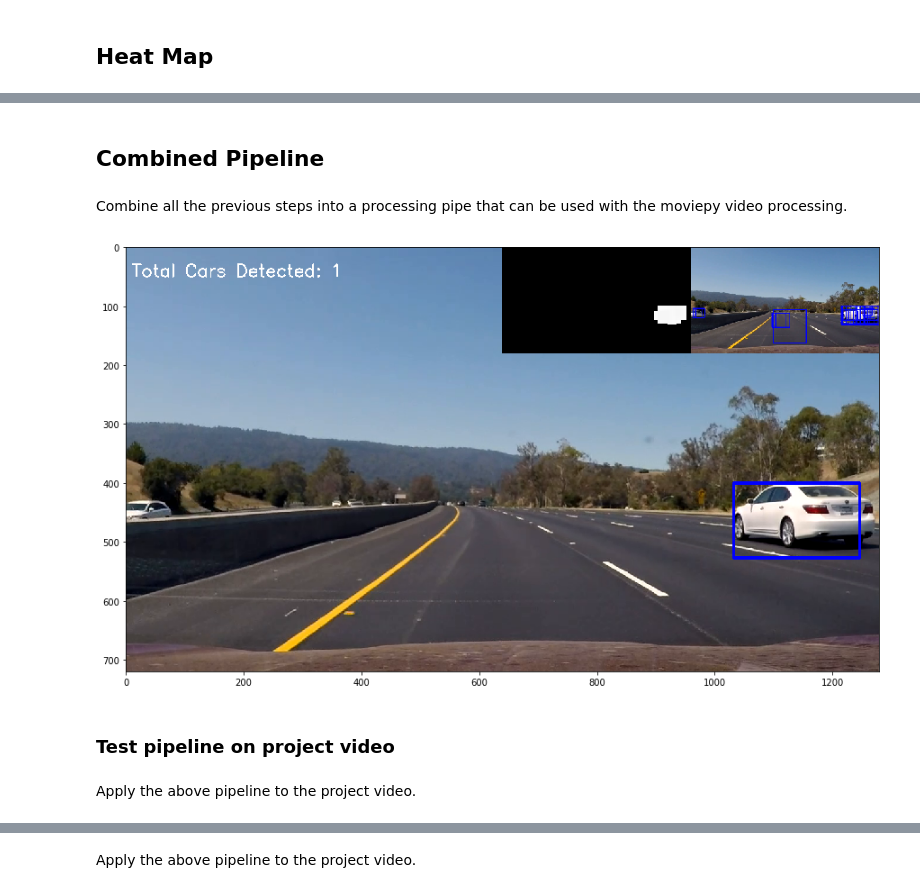
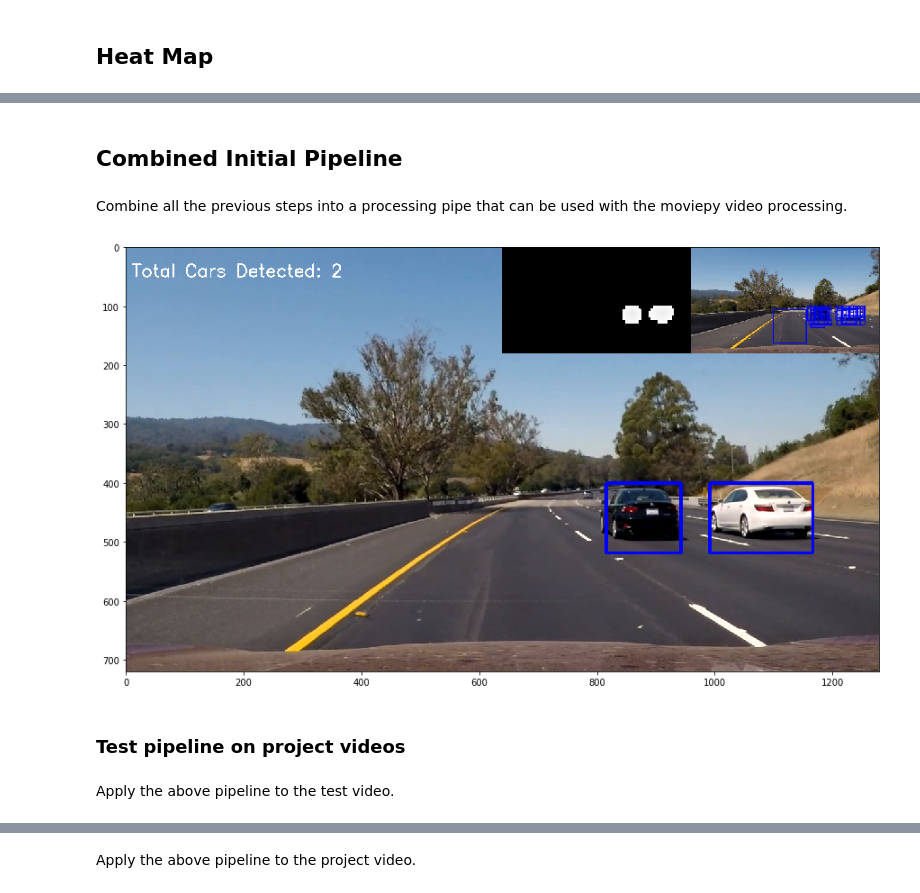
Before and after one commit to dylanbrandtner/CarND-Vehicle-Detection-P5, a Jupyter notebook: Detection.ipynb, the cells around one changed output, grey strips where cells are left out. Drawn from its saved outputs; the diff is of its cells as text; code cells hidden in the pictures.

Commit message:
Initial readme an improvements

```diff
--- a/Detection.ipynb
+++ b/Detection.ipynb
@@ -292,3 +308,12 @@ with open('clf_data.p', 'wb') as f:
+# %%
+# load a pe-trained svc model
+dist_pickle = pickle.load( open("clf_data.p", "rb" ) )
+
+# get attributes of our clf object
+clf = dist_pickle["clf"]
+X_scaler = dist_pickle["X_scaler"]
+chosen_cspace = dist_pickle["chosen_cspace"]
+chosen_hog_chan = dist_pickle["chosen_hog_chan"]
 # %% [markdown]
 #### Gather varied test images
 # %% [markdown]
@@ -542,5 +558,5 @@ ax2.set_title('Labeled Image')
 # %% [markdown]
-## Combined Pipeline
+## Combined Initial Pipeline
 # %% [markdown]
 Combine all the previous steps into a processing pipe that can be used with the moviepy video processing.
 # %%
@@ -572,16 +588,16 @@ def process_image(image):
 # %%
 # Test the pipeline on a single frame of the project video to verify it works all together
 clip = VideoFileClip("project_video.mp4")
 plt.figure(figsize=(15,15))
-plt.imshow(process_image(clip.get_frame(10)))
+plt.imshow(process_image(clip.get_frame(38)))
 clip.reader.close()
 clip.audio.reader.close_proc()
 # %% [output]
-[figure, old version]
+[figure, new version]
 # %% [markdown]
-### Test pipeline on project video
+### Test pipeline on project videos
 # %% [markdown]
-Apply the above pipeline to the project video.
+Apply the above pipeline to the test video.
 # %%
 # Process the project video using the pipeline
 output = 'test_video_out.mp4'
```
Also changed, not shown: parts of 16 cells of this notebook, 7 other files.
